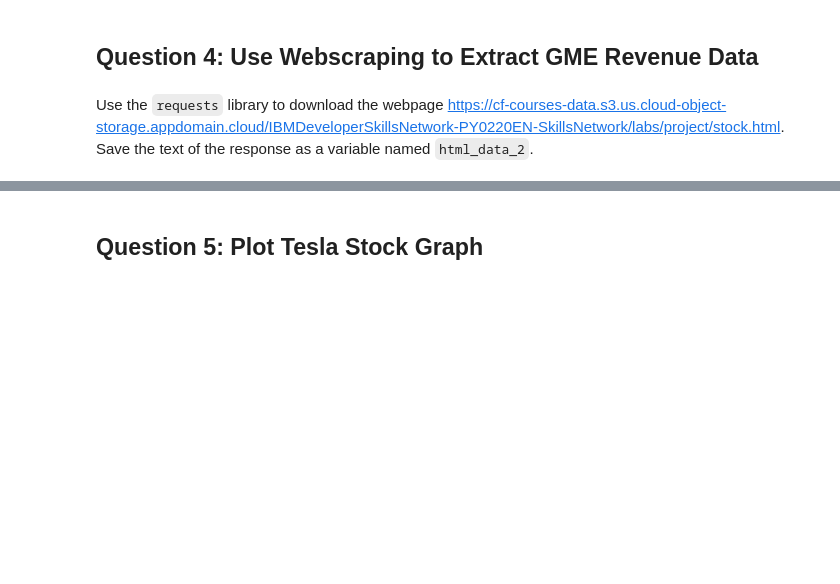
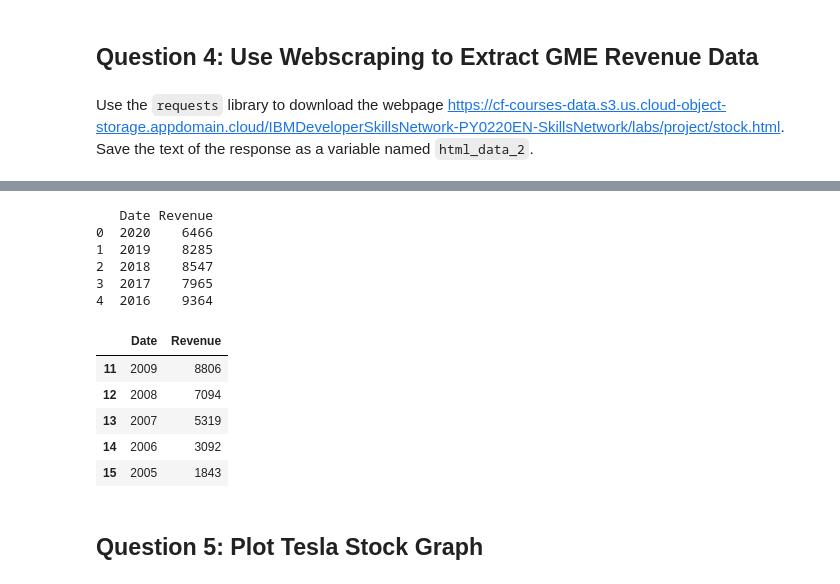
Before and after one commit to sgravor/Extracting-and-Visualizing-Stock-Data, a Jupyter notebook: Final Assignment.ipynb, the cells around one changed output, grey strips where cells are left out. Cells and saved outputs as stored; diff of their text form; code cells hidden in the pictures; blank space fills up the shorter version.

```diff
--- a/Final Assignment.ipynb
+++ b/Final Assignment.ipynb
@@ -142,2 +199,0 @@ Parse the html data using `beautiful_soup` using parser i.e `html5lib` or `html.
-# %%
-soup = BeautifulSoup(html_data,"html5lib")
@@ -177,5 +199,0 @@ We are focusing on quarterly revenue in the lab.
-# %%
-tesla_revenue= pd.read_html(url, match="Tesla Quarterly Revenue", flavor='bs4')[0]
-tesla_revenue=tesla_revenue.rename(columns = {'Tesla Quarterly Revenue(Millions of US $)': 'Date', 'Tesla Quarterly Revenue(Millions of US $).1': 'Revenue'}, inplace = False)
-tesla_revenue["Revenue"] = tesla_revenue["Revenue"].str.replace(",","").str.replace("$","")
-tesla_revenue.head()
@@ -188,2 +199,0 @@ Execute the following lines to remove an null or empty strings in the Revenue co
-# %%
-tesla_revenue.dropna(inplace=True)
@@ -239,5 +291,0 @@ If you want to use the read_html function the table is located at index 1
-# %%
-gme_revenue = pd.read_html(url)[1]
-gme_revenue.columns = ['Date','Revenue']
-gme_revenue["Revenue"] = gme_revenue['Revenue'].str.replace("$", "")
-gme_revenue["Revenue"] = gme_revenue['Revenue'].str.replace(",", ".")
@@ -248,3 +292,68 @@ gme_revenue.tail()
+# %%
+import requests
+from bs4 import BeautifulSoup
+import pandas as pd
+
+# Define the URL
+url = "https://cf-courses-data.s3.us.cloud-object-storage.appdomain.cloud/IBMDeveloperSkillsNetwork-PY0220EN-SkillsNetwork/labs/project/stock.html"
+
+try:
+    # Send a GET request to the URL
+    html_data = requests.get(url).text
+
+    # Parse the HTML data using BeautifulSoup
+    soup = BeautifulSoup(html_data, "html.parser")
+
+    # Find the table containing GME Revenue
+    table = soup.find('table')
+
+    if table:
+        # Extract all rows from the table
+        rows = table.find_all('tr')
+
+        # Initialize empty lists to store data
+        dates = []
+        revenues = []
+
+        # Iterate over each row to extract date and revenue data
+        for row in rows[1:]:  # Skip the first row because it contains headers
+            cols = row.find_all('td')
+            if len(cols) >= 2:
+                date = cols[0].text.strip()
+                revenue = cols[1].text.strip().replace('$', '').replace(',', '')
+                dates.append(date)
+                revenues.append(revenue)
+
+        # Create a DataFrame using pandas
+        gme_revenue = pd.DataFrame({
+            "Date": dates,
+            "Revenue": revenues
+        })
+
+        # Print the first few rows to verify
+        print(gme_revenue.head())
+    else:
+        print(f"No table found on {url}")
+
+except requests.exceptions.RequestException as e:
+    print(f"Error fetching {url}: {e}")
+except Exception as e:
+    print(f"Error: {e}")
+
+gme_revenue.tail()
+# %% [output]
+   Date Revenue
+0  2020    6466
+1  2019    8285
+2  2018    8547
+3  2017    7965
+4  2016    9364
+|  | Date | Revenue |
+| 11 | 2009 | 8806 |
+| 12 | 2008 | 7094 |
+| 13 | 2007 | 5319 |
+| 14 | 2006 | 3092 |
+| 15 | 2005 | 1843 |
 # %% [markdown]
 ## Question 5: Plot Tesla Stock Graph
 # %% [markdown]
```
Also changed, not shown: parts of 24 cells of this notebook.
